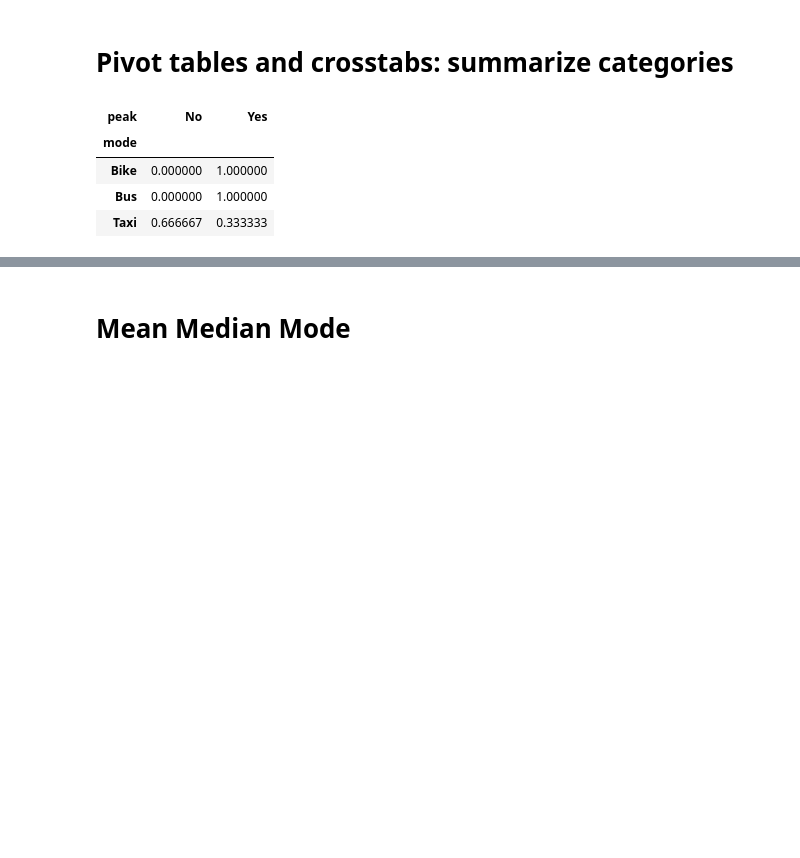
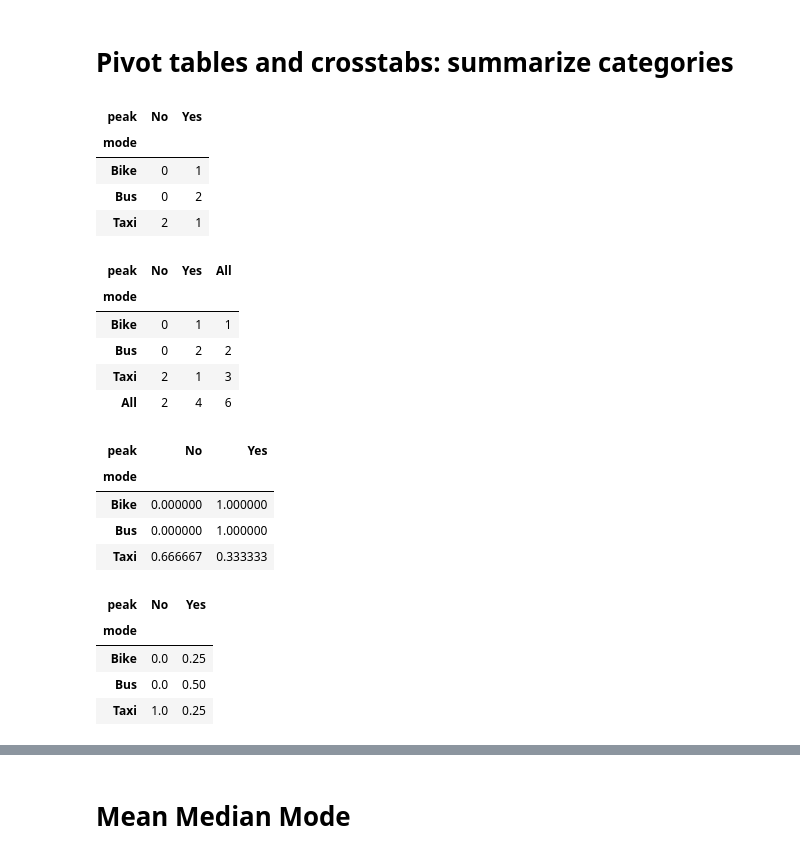
Before and after one commit to XiaomingLiGit/Descriptive-Statistics, a Jupyter notebook: w4/class 8 (pandas aggregation).ipynb, the cells around one changed output, grey strips where cells are left out. Saved outputs shown, nothing was run; the diff lists cells and outputs as text; code cells hidden in the pictures; blank space fills up the shorter version.

```diff
--- a/w4/class 8 (pandas aggregation).ipynb
+++ b/w4/class 8 (pandas aggregation).ipynb
@@ -114,15 +115,3 @@ summary.reset_index()
 | 2 | Bike | 1 | 4.0 | 4.0 | 4.0 | 4.0 |
 # %% [markdown]
 # Pivot tables and crosstabs: summarize categories
-# %%
-pd.crosstab(
-    df['mode'],
-    df['peak'],
-    normalize='index'
-)
-# %% [output]
-| peak | No | Yes |
-| mode |  |  |
-| Bike | 0.000000 | 1.000000 |
-| Bus | 0.000000 | 1.000000 |
-| Taxi | 0.666667 | 0.333333 |
@@ -128,0 +120,49 @@ pd.crosstab(
+# %%
+# compute the frequency
+pd.crosstab(
+    df['mode'],
+    df['peak']
+)
+
+# show all
+pd.crosstab(
+    df['mode'],
+    df['peak'],
+    margins=True
+)
+
+# compute the ratio (row)
+pd.crosstab(
+    df['mode'],
+    df['peak'],
+    normalize='index'
+)
+
+# compute the ratio (column)
+pd.crosstab(
+    df['mode'],
+    df['peak'],
+    normalize='columns'
+)
+# %% [output]
+| peak | No | Yes |
+| mode |  |  |
+| Bike | 0 | 1 |
+| Bus | 0 | 2 |
+| Taxi | 2 | 1 |
+| peak | No | Yes | All |
+| mode |  |  |  |
+| Bike | 0 | 1 | 1 |
+| Bus | 0 | 2 | 2 |
+| Taxi | 2 | 1 | 3 |
+| All | 2 | 4 | 6 |
+| peak | No | Yes |
+| mode |  |  |
+| Bike | 0.000000 | 1.000000 |
+| Bus | 0.000000 | 1.000000 |
+| Taxi | 0.666667 | 0.333333 |
+| peak | No | Yes |
+| mode |  |  |
+| Bike | 0.0 | 0.25 |
+| Bus | 0.0 | 0.50 |
+| Taxi | 1.0 | 0.25 |
```
Also changed, not shown: parts of 3 cells of this notebook.
